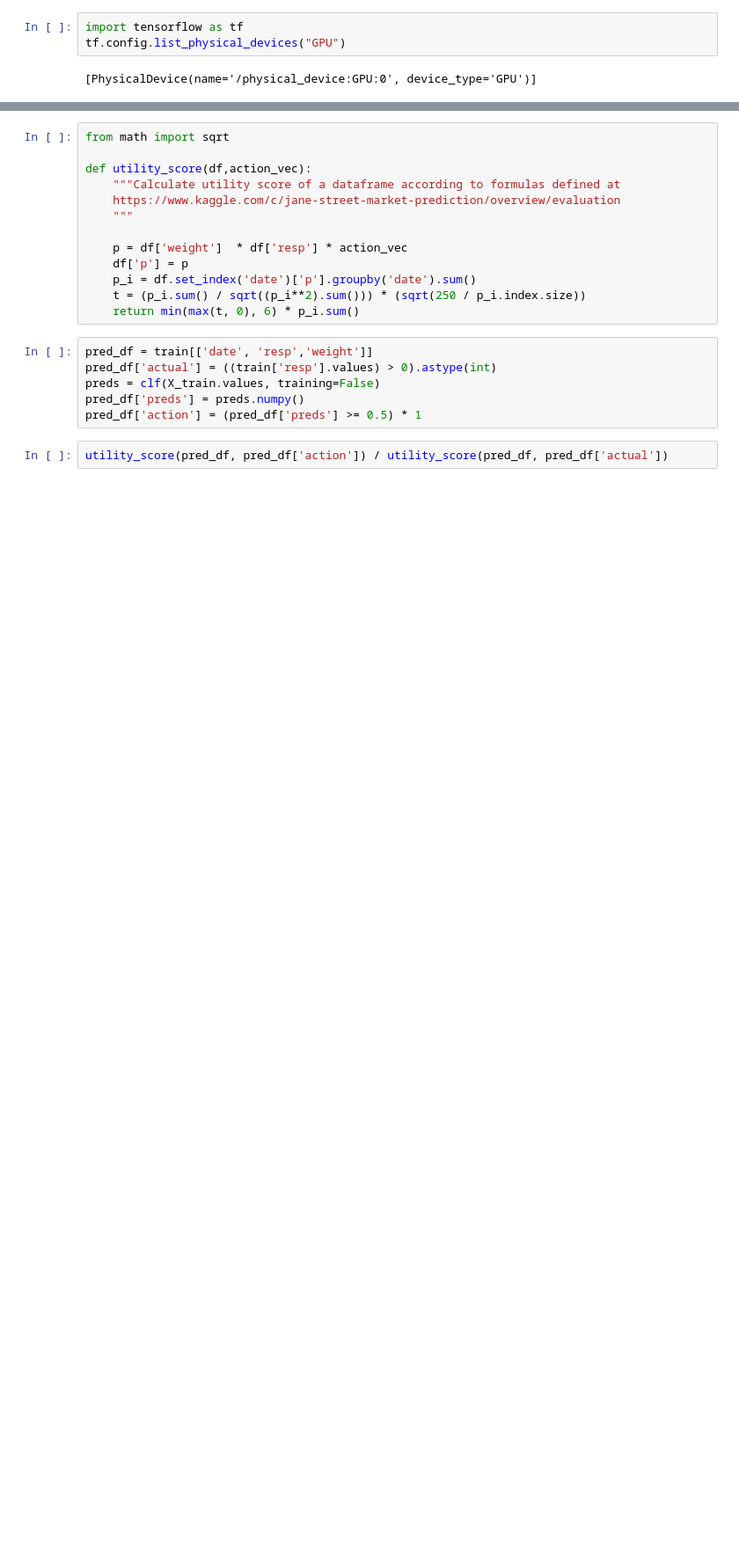
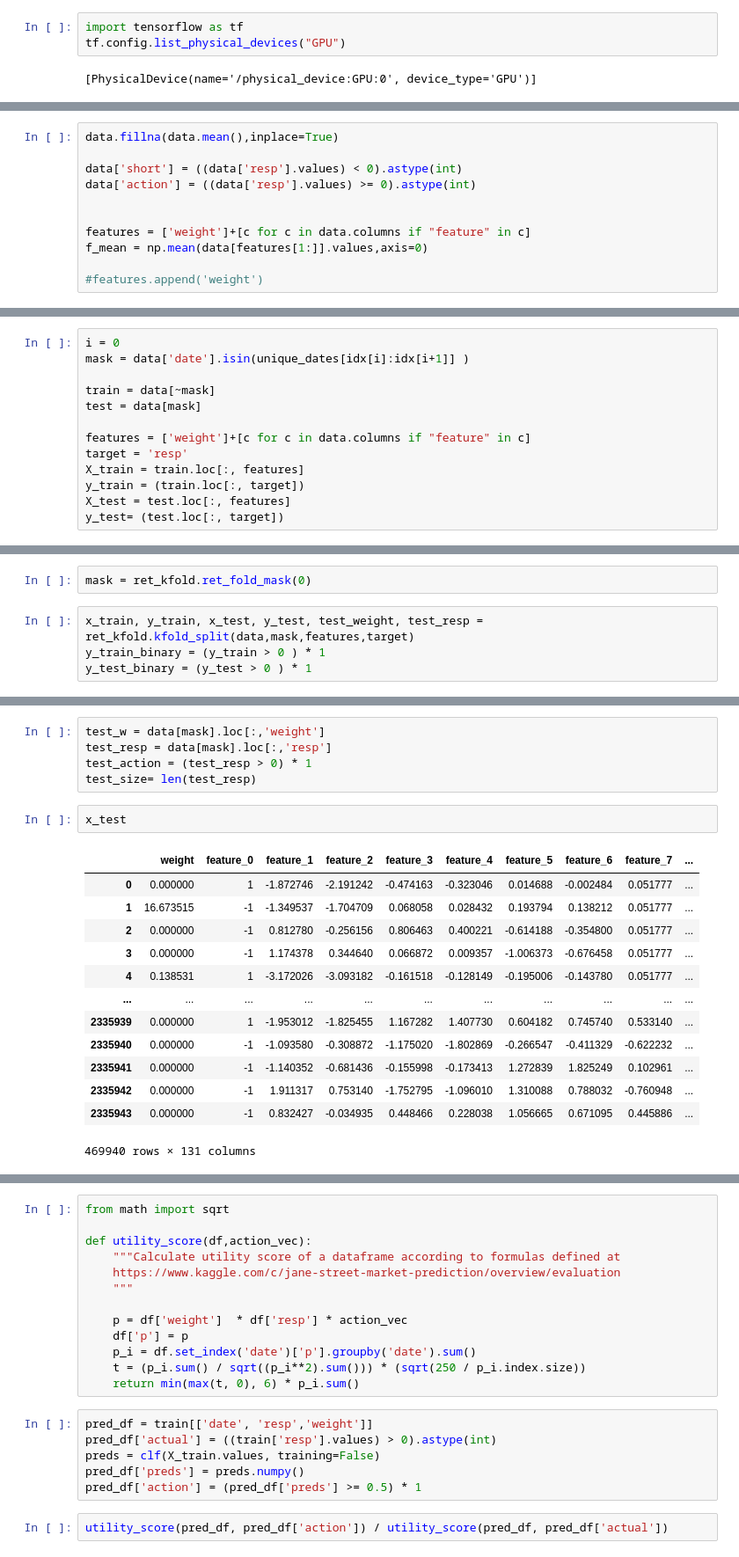
Before and after one commit to negativegamma/legendary-robot, a Jupyter notebook: kaggle_jane_street/Forecasting Vol bins.ipynb, the cells around one changed output, grey strips where cells are left out. Shown: that part at 88% size. Drawn from its saved outputs; the diff is of its cells as text; blank space fills up the shorter version.

Commit message:
New eda and kfold for jane street

```diff
--- a/kaggle_jane_street/Forecasting Vol bins.ipynb
+++ b/kaggle_jane_street/Forecasting Vol bins.ipynb
@@ -121,0 +101,11 @@ Epoch 200/200
+# %%
+data.fillna(data.mean(),inplace=True)
+
+data['short'] = ((data['resp'].values) < 0).astype(int)
+data['action'] = ((data['resp'].values) >= 0).astype(int)
+
+
+features = ['weight']+[c for c in data.columns if "feature" in c]
+f_mean = np.mean(data[features[1:]].values,axis=0)
+
+#features.append('weight')
@@ -121,0 +166,13 @@ Epoch 200/200
+# %%
+i = 0
+mask = data['date'].isin(unique_dates[idx[i]:idx[i+1]] )
+
+train = data[~mask]
+test = data[mask]
+
+features = ['weight']+[c for c in data.columns if "feature" in c]
+target = 'resp'
+X_train = train.loc[:, features]
+y_train = (train.loc[:, target])
+X_test = test.loc[:, features]
+y_test= (test.loc[:, target])
@@ -121,0 +185,6 @@ Epoch 200/200
+# %%
+mask = ret_kfold.ret_fold_mask(0)
+# %%
+x_train, y_train, x_test, y_test, test_weight, test_resp = ret_kfold.kfold_split(data,mask,features,target)
+y_train_binary = (y_train > 0 ) * 1
+y_test_binary = (y_test > 0 ) * 1
@@ -121,0 +430,21 @@ Epoch 200/200
+# %%
+test_w = data[mask].loc[:,'weight']
+test_resp = data[mask].loc[:,'resp']
+test_action = (test_resp > 0) * 1
+test_size= len(test_resp)
+# %%
+x_test
+# %% [output]
+|  | weight | feature_0 | feature_1 | feature_2 | feature_3 | feature_4 | feature_5 | feature_6 | feature_7 | ... |
+| 0 | 0.000000 | 1 | -1.872746 | -2.191242 | -0.474163 | -0.323046 | 0.014688 | -0.002484 | 0.051777 | ... |
+| 1 | 16.673515 | -1 | -1.349537 | -1.704709 | 0.068058 | 0.028432 | 0.193794 | 0.138212 | 0.051777 | ... |
+| 2 | 0.000000 | -1 | 0.812780 | -0.256156 | 0.806463 | 0.400221 | -0.614188 | -0.354800 | 0.051777 | ... |
+| 3 | 0.000000 | -1 | 1.174378 | 0.344640 | 0.066872 | 0.009357 | -1.006373 | -0.676458 | 0.051777 | ... |
+| 4 | 0.138531 | 1 | -3.172026 | -3.093182 | -0.161518 | -0.128149 | -0.195006 | -0.143780 | 0.051777 | ... |
+| ... | ... | ... | ... | ... | ... | ... | ... | ... | ... | ... |
+| 2335939 | 0.000000 | 1 | -1.953012 | -1.825455 | 1.167282 | 1.407730 | 0.604182 | 0.745740 | 0.533140 | ... |
+| 2335940 | 0.000000 | -1 | -1.093580 | -0.308872 | -1.175020 | -1.802869 | -0.266547 | -0.411329 | -0.622232 | ... |
+| 2335941 | 0.000000 | -1 | -1.140352 | -0.681436 | -0.155998 | -0.173413 | 1.272839 | 1.825249 | 0.102961 | ... |
+| 2335942 | 0.000000 | -1 | 1.911317 | 0.753140 | -1.752795 | -1.096010 | 1.310088 | 0.788032 | -0.760948 | ... |
+| 2335943 | 0.000000 | -1 | 0.832427 | -0.034935 | 0.448466 | 0.228038 | 1.056665 | 0.671095 | 0.445886 | ... |
+469940 rows × 131 columns
```
Also changed, not shown: parts of 116 cells of this notebook, 13 other files.
